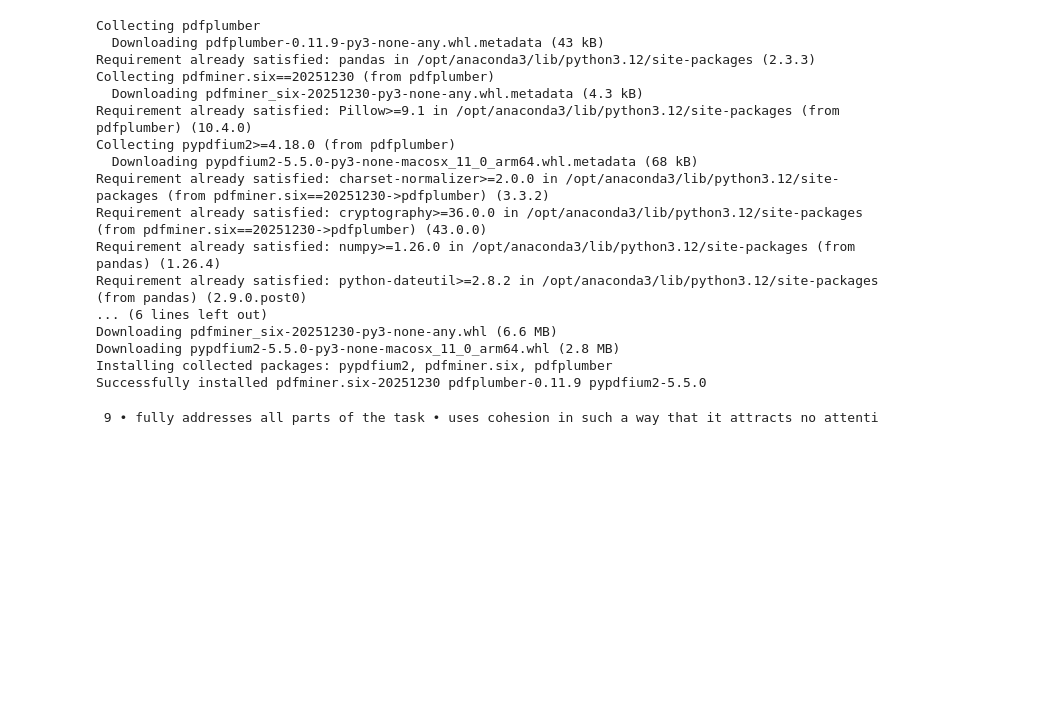
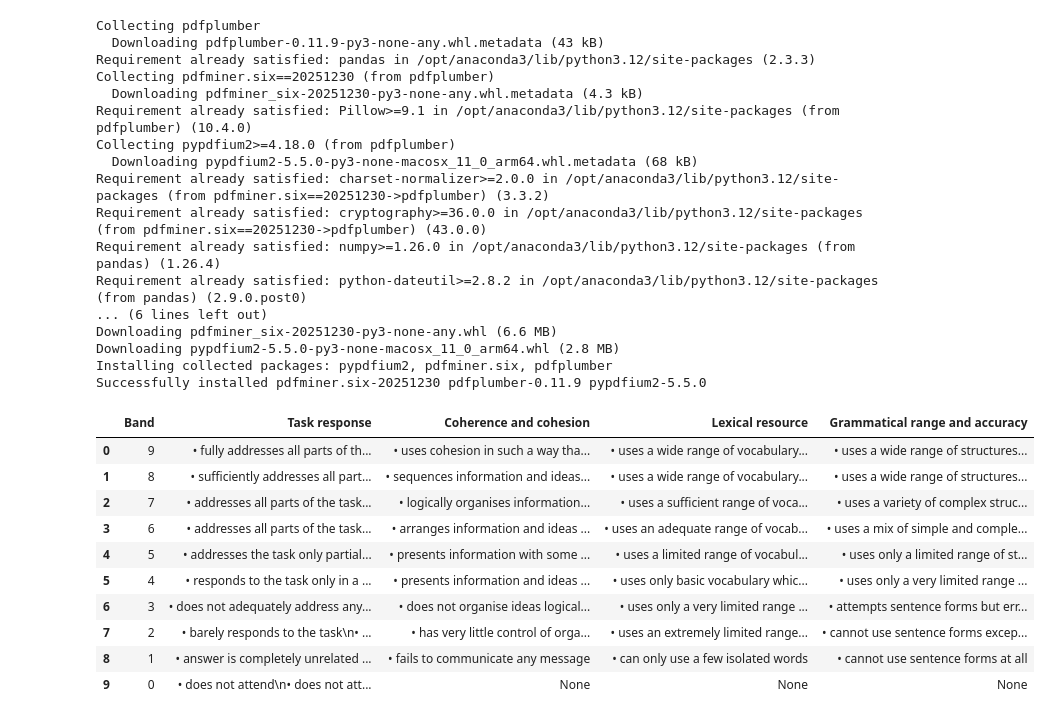
Before and after one commit to DangVanVy23521825/Smart_IELTS_Mentor, a Jupyter notebook: notebooks/parse_discriptors.ipynb, the cells around one changed output. Saved outputs shown, nothing was run; the diff lists cells and outputs as text; code cells hidden in the pictures; blank space fills up the shorter version.

```diff
--- a/notebooks/parse_discriptors.ipynb
+++ b/notebooks/parse_discriptors.ipynb
@@ -20,14 +20,30 @@ Installing collected packages: pypdfium2, pdfminer.six, pdfplumber
 Successfully installed pdfminer.six-20251230 pdfplumber-0.11.9 pypdfium2-5.5.0
 # %%
 import pdfplumber
+import pandas as pd
 
 pdf_path = "../data/Band-Descriptors-Task-2.pdf"
 
-all_text = ""
+tables = []
 with pdfplumber.open(pdf_path) as pdf:
     for page in pdf.pages:
-        all_text += page.extract_text() + "\n"
+        table = page.extract_table()
+        if table:
+            tables.append(table)
 
-with open("raw_text.txt", "w", encoding="utf-8") as f:
-    f.write(all_text)
+# chuyển sang DataFrame
+df = pd.DataFrame(tables[0][1:], columns=tables[0][0])
+df
+# %% [output]
+|  | Band | Task response | Coherence and cohesion | Lexical resource | Grammatical range and accuracy |
+| 0 | 9 | • fully addresses all parts of th... | • uses cohesion in such a way tha... | • uses a wide range of vocabulary... | • uses a wide range of structures... |
+| 1 | 8 | • sufficiently addresses all part... | • sequences information and ideas... | • uses a wide range of vocabulary... | • uses a wide range of structures... |
+| 2 | 7 | • addresses all parts of the task... | • logically organises information... | • uses a sufficient range of voca... | • uses a variety of complex struc... |
+| 3 | 6 | • addresses all parts of the task... | • arranges information and ideas ... | • uses an adequate range of vocab... | • uses a mix of simple and comple... |
+| 4 | 5 | • addresses the task only partial... | • presents information with some ... | • uses a limited range of vocabul... | • uses only a limited range of st... |
+| 5 | 4 | • responds to the task only in a ... | • presents information and ideas ... | • uses only basic vocabulary whic... | • uses only a very limited range ... |
+| 6 | 3 | • does not adequately address any... | • does not organise ideas logical... | • uses only a very limited range ... | • attempts sentence forms but err... |
+| 7 | 2 | • barely responds to the task\n• ... | • has very little control of orga... | • uses an extremely limited range... | • cannot use sentence forms excep... |
+| 8 | 1 | • answer is completely unrelated ... | • fails to communicate any message | • can only use a few isolated words | • cannot use sentence forms at all |
+| 9 | 0 | • does not attend\n• does not att... | None | None | None |
 # %%
@@ -45,6 +56,9 @@ text = re.sub(r"\s+", " ", text)
 # %%
-bands = re.split(r"\n(?=\d\s•)", text)
+import re
 
-print(bands[0][:100])
+def clean_cell_text(text):
+    if text is None:
+        return ""
+    text = str(text)
+    text = re.sub(r"\s+", " ", text).strip()
+    return text
-# %% [output]
- 9 • fully addresses all parts of the task • uses cohesion in such a way that it attracts no attenti
```
Also changed, not shown: parts of 4 cells of this notebook, 31 other files.
